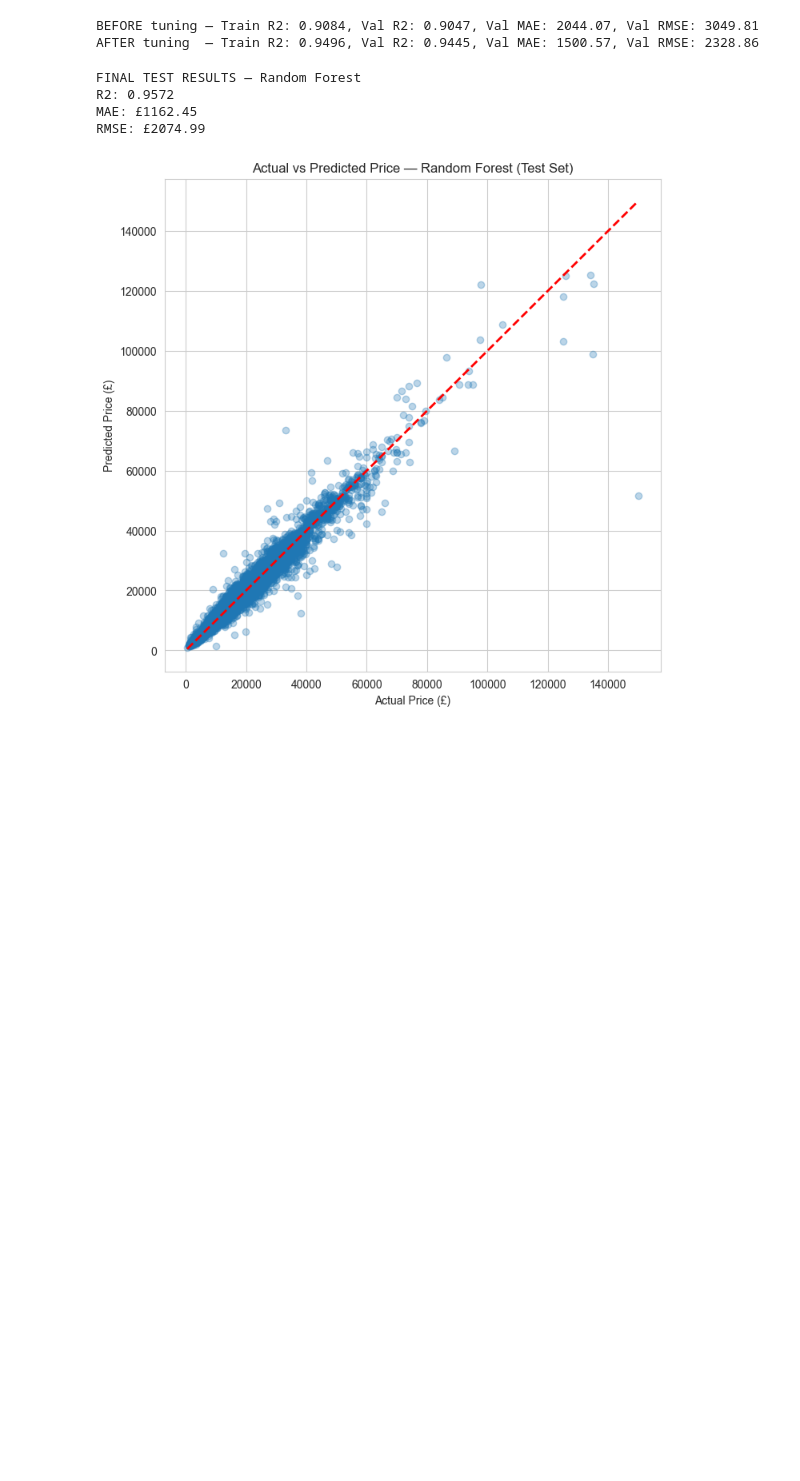
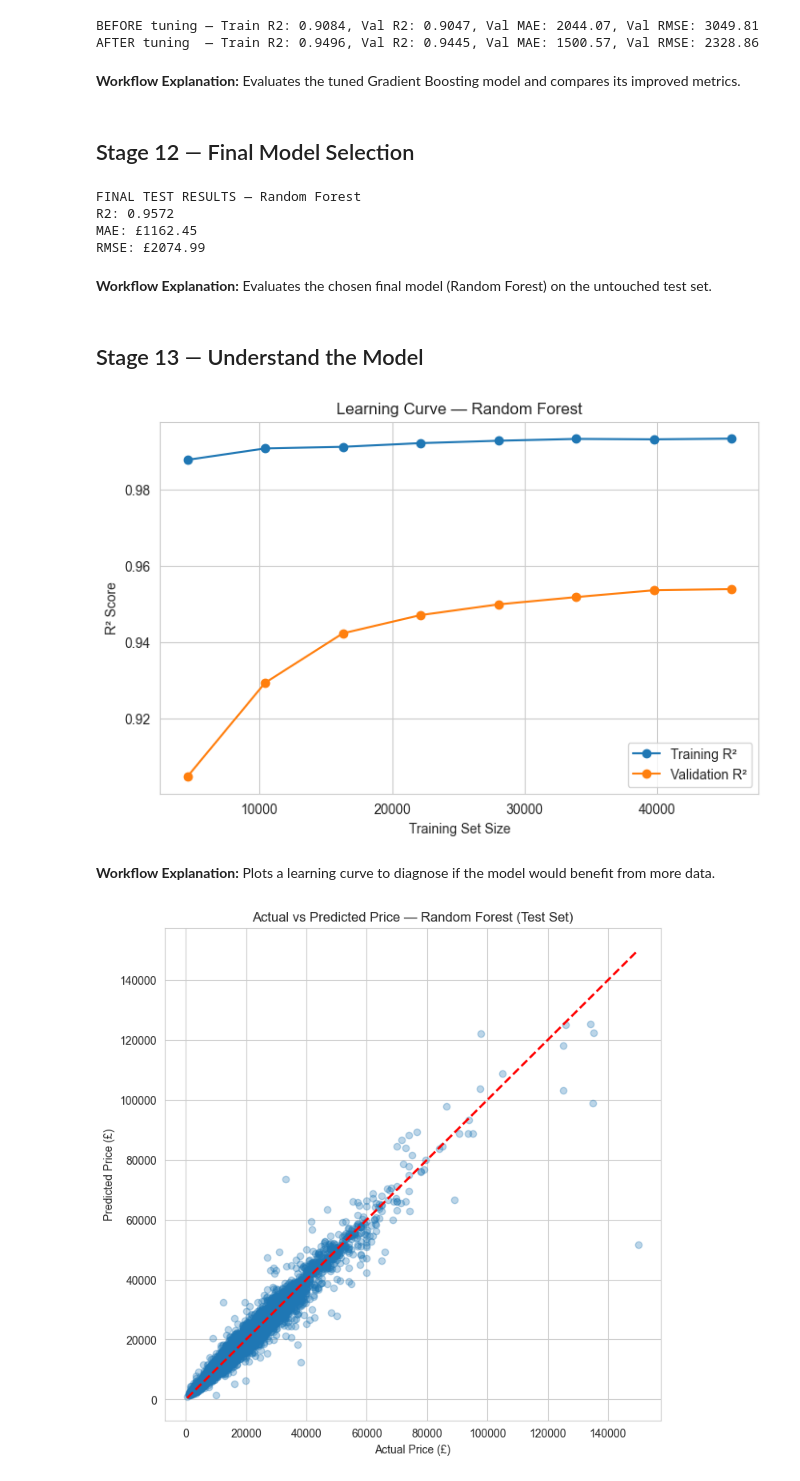
Before and after one commit to ZozzaElsheikh/Autoworth-AI, a Jupyter notebook: Notebook/ML-Final-Project.ipynb, the cells around one changed output. Saved outputs shown, nothing was run; the diff lists cells and outputs as text; code cells hidden in the pictures; blank space fills up the shorter version.

```diff
--- a/Notebook/ML-Final-Project.ipynb
+++ b/Notebook/ML-Final-Project.ipynb
@@ -533,4 +689,8 @@ print(f"AFTER tuning  — Train R2: {train_r2:.4f}, Val R2: {val_r2:.4f}, Val MA
 # %% [output]
 BEFORE tuning — Train R2: 0.9084, Val R2: 0.9047, Val MAE: 2044.07, Val RMSE: 3049.81
 AFTER tuning  — Train R2: 0.9496, Val R2: 0.9445, Val MAE: 1500.57, Val RMSE: 2328.86
+# %% [markdown]
+**Workflow Explanation:** Evaluates the tuned Gradient Boosting model and compares its improved metrics.
+# %% [markdown]
+## Stage 12 — Final Model Selection
 # %%
@@ -545,4 +706,37 @@ FINAL TEST RESULTS — Random Forest
 R2: 0.9572
 MAE: £1162.45
 RMSE: £2074.99
+# %% [markdown]
+**Workflow Explanation:** Evaluates the chosen final model (Random Forest) on the untouched test set.
+# %% [markdown]
+## Stage 13 — Understand the Model
+# %%
+# Cell 47
+from sklearn.model_selection import learning_curve
+
+train_sizes, train_scores, val_scores = learning_curve(
+    RandomForestRegressor(random_state=42, n_jobs=-1),
+    X_train_final, y_train,
+    train_sizes=np.linspace(0.1, 1.0, 8),
+    cv=3,
+    scoring='r2',
+    n_jobs=-1
+)
+
+train_mean = train_scores.mean(axis=1)
+val_mean = val_scores.mean(axis=1)
+
+plt.figure(figsize=(8,5))
+plt.plot(train_sizes, train_mean, 'o-', label='Training R²')
+plt.plot(train_sizes, val_mean, 'o-', label='Validation R²')
+plt.xlabel('Training Set Size')
+plt.ylabel('R² Score')
+plt.title('Learning Curve — Random Forest')
+plt.legend()
+plt.grid(True)
+plt.show()
+# %% [output]
+[figure, added]
+# %% [markdown]
+**Workflow Explanation:** Plots a learning curve to diagnose if the model would benefit from more data.
 # %%
```
Also changed, not shown: parts of 129 cells of this notebook.
